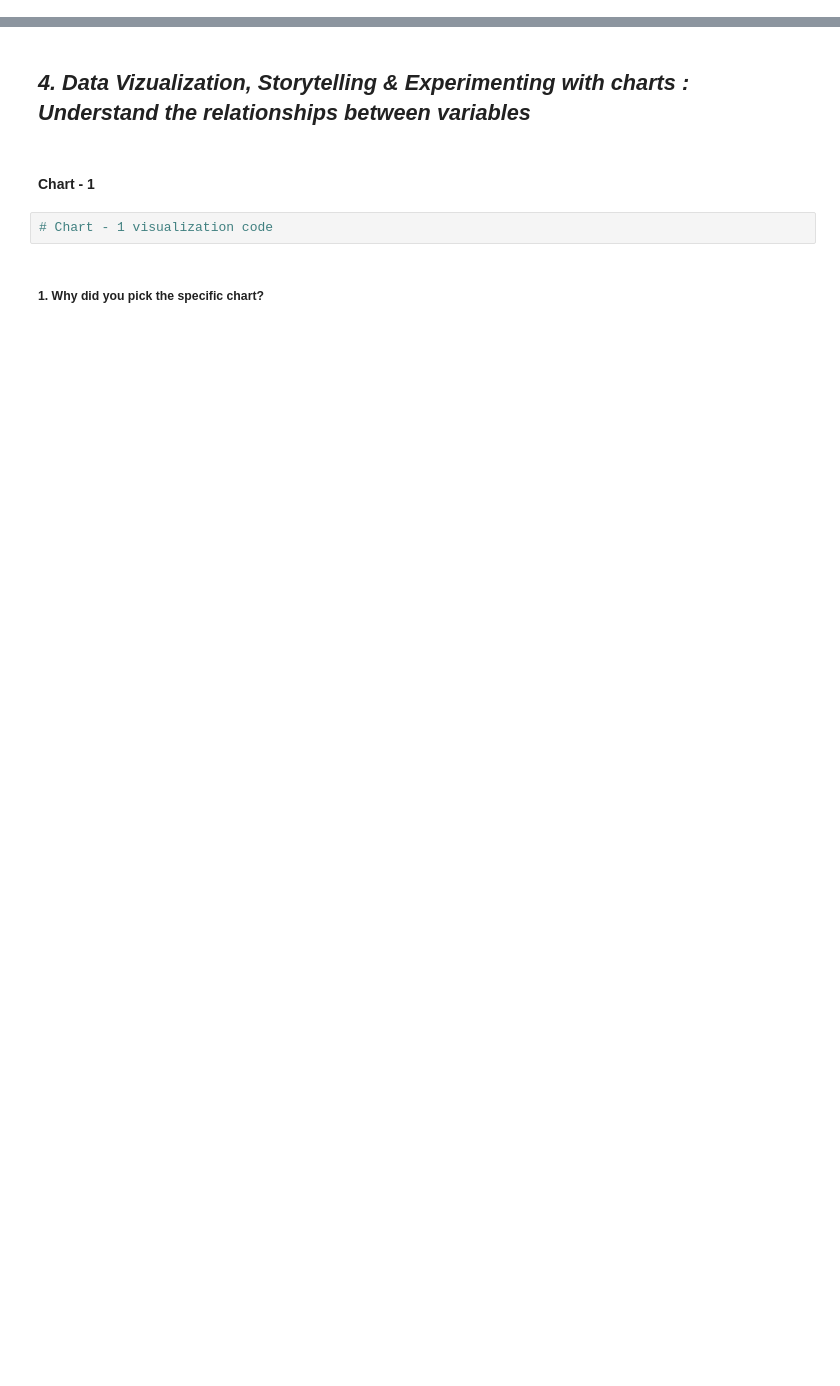
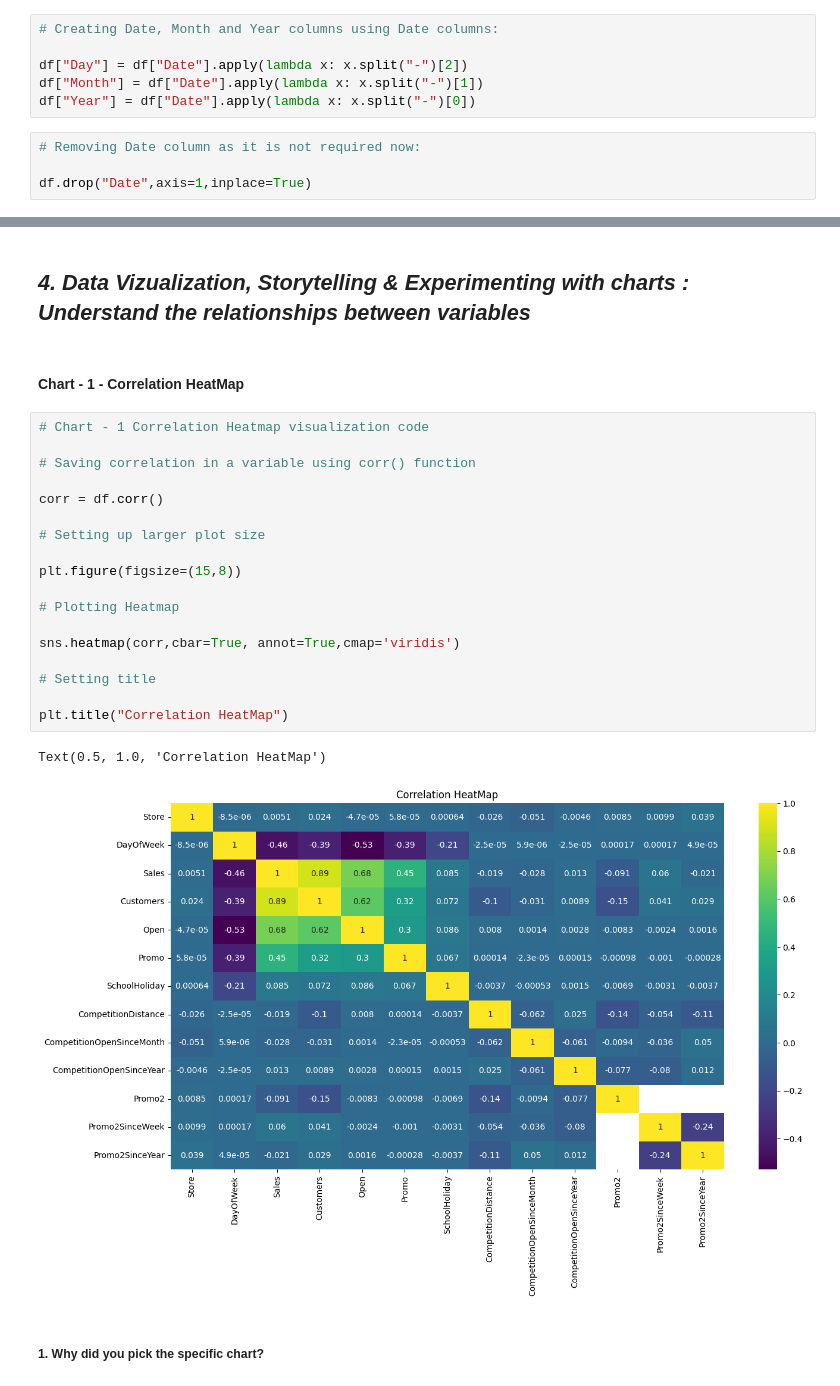
Before and after one commit to dhar9571/Retail-Sales-Prediction-ML-Regression, a Jupyter notebook: Capstone_Project_Retail_Sales_Prediction_ML_Regression.ipynb, the cells around one changed output, grey strips where cells are left out. Drawn from its saved outputs; the diff is of its cells as text; blank space fills up the shorter version.

```diff
--- a/Capstone_Project_Retail_Sales_Prediction_ML_Regression.ipynb
+++ b/Capstone_Project_Retail_Sales_Prediction_ML_Regression.ipynb
@@ -238,0 +341,10 @@ df.nunique()
+# %%
+# Creating Date, Month and Year columns using Date columns:
+
+df["Day"] = df["Date"].apply(lambda x: x.split("-")[2])
+df["Month"] = df["Date"].apply(lambda x: x.split("-")[1])
+df["Year"] = df["Date"].apply(lambda x: x.split("-")[0])
+# %%
+# Removing Date column as it is not required now:
+
+df.drop("Date",axis=1,inplace=True)
@@ -243,8 +370,27 @@ Answer Here.
 # %% [markdown]
 ## ***4. Data Vizualization, Storytelling & Experimenting with charts : Understand the relationships between variables***
 # %% [markdown]
-#### Chart - 1
+#### Chart - 1 - Correlation HeatMap
-# %%
-# Chart - 1 visualization code
+# %%
+# Chart - 1 Correlation Heatmap visualization code
+
+# Saving correlation in a variable using corr() function
+
+corr = df.corr()
+
+# Setting up larger plot size
+
+plt.figure(figsize=(15,8))
+
+# Plotting Heatmap
+
+sns.heatmap(corr,cbar=True, annot=True,cmap='viridis')
+
+# Setting title
+
+plt.title("Correlation HeatMap")
+# %% [output]
+Text(0.5, 1.0, 'Correlation HeatMap')
+[figure, added]
 # %% [markdown]
 ##### 1. Why did you pick the specific chart?
```
Also changed, not shown: parts of 158 cells of this notebook.
